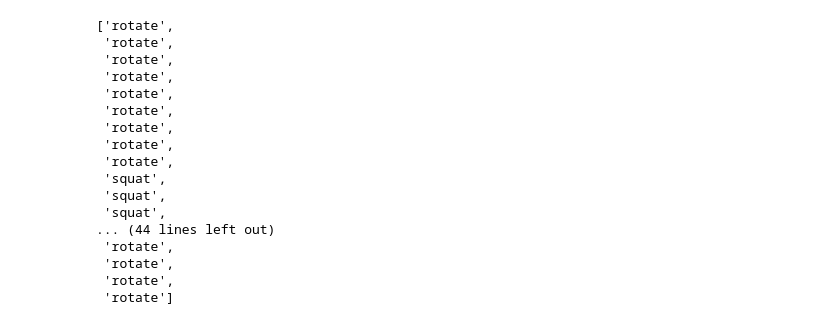
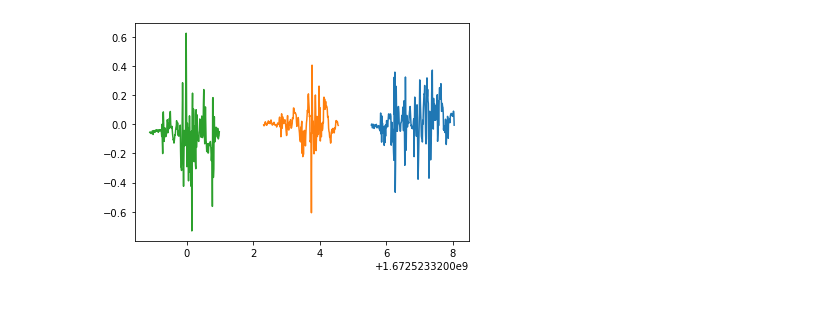
Before and after one commit to shoopapa/m2-gear, a Jupyter notebook: python/dynamodb.ipynb, the cells around one changed output. Drawn from its saved outputs; the diff is of its cells as text; code cells hidden in the pictures.

```diff
--- a/python/dynamodb.ipynb
+++ b/python/dynamodb.ipynb
@@ -102,46 +135,9 @@ sessions_df.groupby('name')
-# %%
-import numpy as np
-
-def resample_fixed(df, n_new):
-  n_old, m = df.to_numpy().shape
-  mat_old = df.to_numpy().astype(float)
-  mat_new = np.zeros((n_new, m))
-  x_old = np.linspace(df.index.astype(float).min(), df.index.astype(float).max(), n_old)
-  x_new = np.linspace(df.index.astype(float).min(), df.index.astype(float).max(), n_new)
-
-  for j in range(m):
-    y_old = mat_old[:, j]
-    y_new = np.interp(x_new, x_old, y_old)
-    mat_new[:, j] = y_new
-
-  return pandas.DataFrame(mat_new[:,1:], index=x_new, columns=df.columns[1:])
-
-moves=[]
-names=[]
-for i in range(sessions_df['isInSection'].max()):
-  move = sessions_df.loc[sessions_df['isInSection'] == i+1]
-  name = move['name'].iloc[0]
-  names.append('rotate' if 'rotate' in name else 'squat')
-  move = resample_fixed(move[cols[1:]].set_index('linearAccerationTimestamp'), 500)
-  moves.append(move)
-# %% [output]
-['rotate',
- 'rotate',
- 'rotate',
- 'rotate',
- 'rotate',
- 'rotate',
- 'rotate',
- 'rotate',
- 'rotate',
- 'squat',
- 'squat',
- 'squat',
-... (44 lines left out)
- 'rotate',
- 'rotate',
- 'rotate',
- 'rotate']
+# %%
+for i in range(60,63):
+  move = sessions_df.loc[sessions_df['isInSection'] == i+1]
+  plt.plot(move['linearAccerationTimestamp'], move['linearAccerationZ'])
+# %% [output]
+[figure, added]
 # %%
 import tensorflow as tf
 from tensorflow import keras
```
Also changed, not shown: parts of 6 cells of this notebook, 5 other files.
